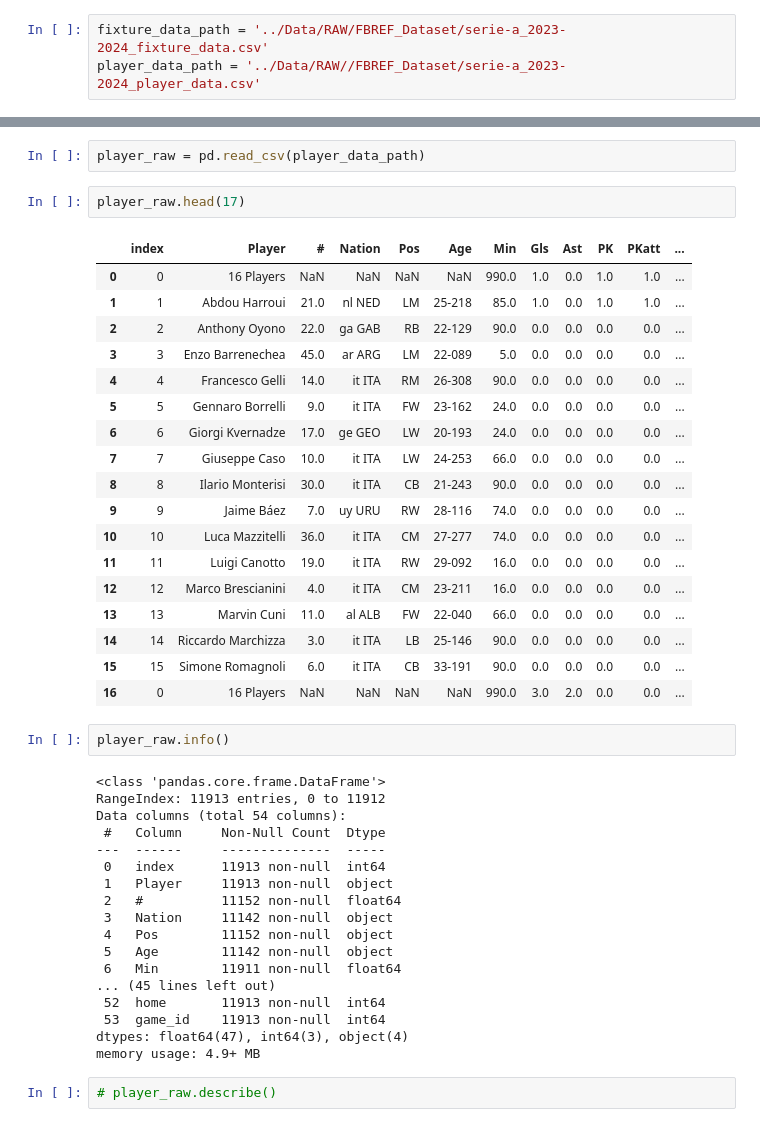
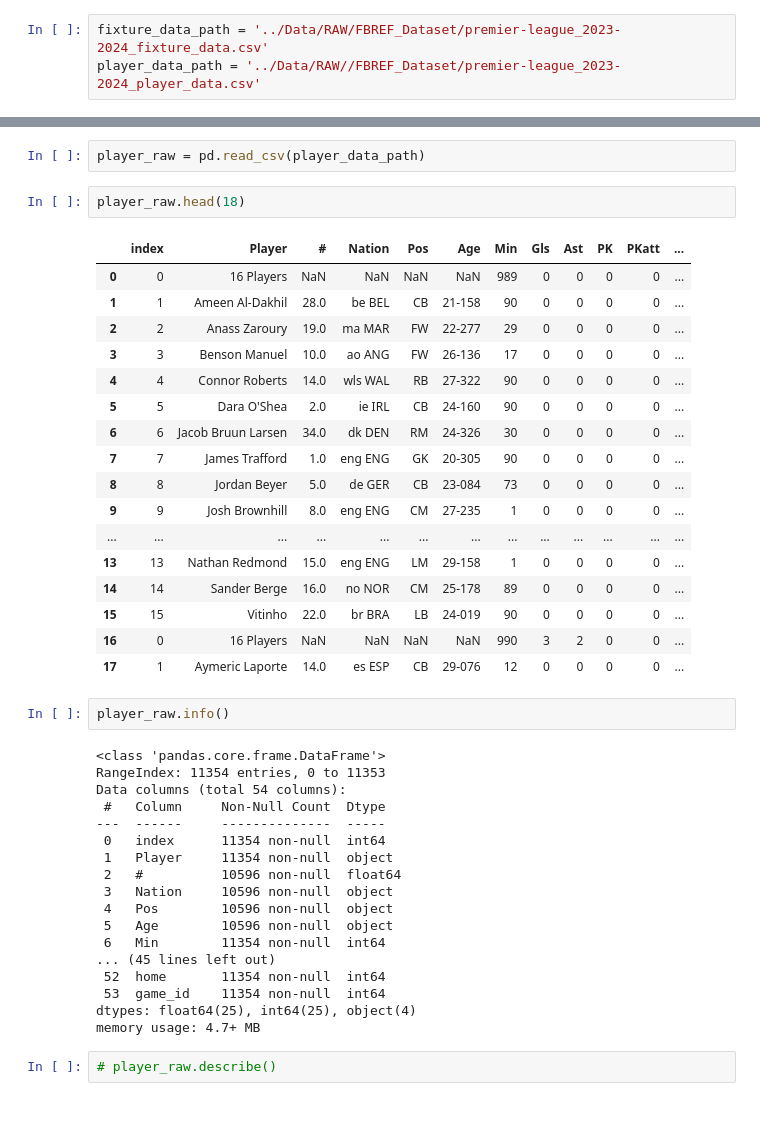
Before and after one commit to MinhTQ-594/Football-player-Price_prediction, a Jupyter notebook: Data preprocessing/Clean_data.ipynb, the cells around one changed output, grey strips where cells are left out. Cells and saved outputs as stored; diff of their text form.

```diff
--- a/Data preprocessing/Clean_data.ipynb
+++ b/Data preprocessing/Clean_data.ipynb
@@ -2,8 +2,8 @@
 import pandas as pd
 import os
 # %%
-fixture_data_path = '../Data/RAW/FBREF_Dataset/serie-a_2023-2024_fixture_data.csv'
-player_data_path = '../Data/RAW//FBREF_Dataset/serie-a_2023-2024_player_data.csv'
+fixture_data_path = '../Data/RAW/FBREF_Dataset/premier-league_2023-2024_fixture_data.csv'
+player_data_path = '../Data/RAW//FBREF_Dataset/premier-league_2023-2024_player_data.csv'
 # %%
 fixture_raw = pd.read_csv(fixture_data_path)
 # %%
@@ -63,46 +63,45 @@ dtype: int64
 # %%
 player_raw = pd.read_csv(player_data_path)
 # %%
-player_raw.head(17)
+player_raw.head(18)
 # %% [output]
 |  | index | Player | # | Nation | Pos | Age | Min | Gls | Ast | PK | PKatt | ... |
-| 0 | 0 | 16 Players | NaN | NaN | NaN | NaN | 990.0 | 1.0 | 0.0 | 1.0 | 1.0 | ... |
-| 1 | 1 | Abdou Harroui | 21.0 | nl NED | LM | 25-218 | 85.0 | 1.0 | 0.0 | 1.0 | 1.0 | ... |
-| 2 | 2 | Anthony Oyono | 22.0 | ga GAB | RB | 22-129 | 90.0 | 0.0 | 0.0 | 0.0 | 0.0 | ... |
-| 3 | 3 | Enzo Barrenechea | 45.0 | ar ARG | LM | 22-089 | 5.0 | 0.0 | 0.0 | 0.0 | 0.0 | ... |
-| 4 | 4 | Francesco Gelli | 14.0 | it ITA | RM | 26-308 | 90.0 | 0.0 | 0.0 | 0.0 | 0.0 | ... |
-| 5 | 5 | Gennaro Borrelli | 9.0 | it ITA | FW | 23-162 | 24.0 | 0.0 | 0.0 | 0.0 | 0.0 | ... |
-| 6 | 6 | Giorgi Kvernadze | 17.0 | ge GEO | LW | 20-193 | 24.0 | 0.0 | 0.0 | 0.0 | 0.0 | ... |
-| 7 | 7 | Giuseppe Caso | 10.0 | it ITA | LW | 24-253 | 66.0 | 0.0 | 0.0 | 0.0 | 0.0 | ... |
-| 8 | 8 | Ilario Monterisi | 30.0 | it ITA | CB | 21-243 | 90.0 | 0.0 | 0.0 | 0.0 | 0.0 | ... |
-| 9 | 9 | Jaime Báez | 7.0 | uy URU | RW | 28-116 | 74.0 | 0.0 | 0.0 | 0.0 | 0.0 | ... |
-| 10 | 10 | Luca Mazzitelli | 36.0 | it ITA | CM | 27-277 | 74.0 | 0.0 | 0.0 | 0.0 | 0.0 | ... |
-| 11 | 11 | Luigi Canotto | 19.0 | it ITA | RW | 29-092 | 16.0 | 0.0 | 0.0 | 0.0 | 0.0 | ... |
-| 12 | 12 | Marco Brescianini | 4.0 | it ITA | CM | 23-211 | 16.0 | 0.0 | 0.0 | 0.0 | 0.0 | ... |
-| 13 | 13 | Marvin Cuni | 11.0 | al ALB | FW | 22-040 | 66.0 | 0.0 | 0.0 | 0.0 | 0.0 | ... |
-| 14 | 14 | Riccardo Marchizza | 3.0 | it ITA | LB | 25-146 | 90.0 | 0.0 | 0.0 | 0.0 | 0.0 | ... |
-| 15 | 15 | Simone Romagnoli | 6.0 | it ITA | CB | 33-191 | 90.0 | 0.0 | 0.0 | 0.0 | 0.0 | ... |
-| 16 | 0 | 16 Players | NaN | NaN | NaN | NaN | 990.0 | 3.0 | 2.0 | 0.0 | 0.0 | ... |
+| 0 | 0 | 16 Players | NaN | NaN | NaN | NaN | 989 | 0 | 0 | 0 | 0 | ... |
+| 1 | 1 | Ameen Al-Dakhil | 28.0 | be BEL | CB | 21-158 | 90 | 0 | 0 | 0 | 0 | ... |
+| 2 | 2 | Anass Zaroury | 19.0 | ma MAR | FW | 22-277 | 29 | 0 | 0 | 0 | 0 | ... |
+| 3 | 3 | Benson Manuel | 10.0 | ao ANG | FW | 26-136 | 17 | 0 | 0 | 0 | 0 | ... |
+| 4 | 4 | Connor Roberts | 14.0 | wls WAL | RB | 27-322 | 90 | 0 | 0 | 0 | 0 | ... |
+| 5 | 5 | Dara O'Shea | 2.0 | ie IRL | CB | 24-160 | 90 | 0 | 0 | 0 | 0 | ... |
+| 6 | 6 | Jacob Bruun Larsen | 34.0 | dk DEN | RM | 24-326 | 30 | 0 | 0 | 0 | 0 | ... |
+| 7 | 7 | James Trafford | 1.0 | eng ENG | GK | 20-305 | 90 | 0 | 0 | 0 | 0 | ... |
+| 8 | 8 | Jordan Beyer | 5.0 | de GER | CB | 23-084 | 73 | 0 | 0 | 0 | 0 | ... |
+| 9 | 9 | Josh Brownhill | 8.0 | eng ENG | CM | 27-235 | 1 | 0 | 0 | 0 | 0 | ... |
+| ... | ... | ... | ... | ... | ... | ... | ... | ... | ... | ... | ... | ... |
+| 13 | 13 | Nathan Redmond | 15.0 | eng ENG | LM | 29-158 | 1 | 0 | 0 | 0 | 0 | ... |
+| 14 | 14 | Sander Berge | 16.0 | no NOR | CM | 25-178 | 89 | 0 | 0 | 0 | 0 | ... |
+| 15 | 15 | Vitinho | 22.0 | br BRA | LB | 24-019 | 90 | 0 | 0 | 0 | 0 | ... |
+| 16 | 0 | 16 Players | NaN | NaN | NaN | NaN | 990 | 3 | 2 | 0 | 0 | ... |
+| 17 | 1 | Aymeric Laporte | 14.0 | es ESP | CB | 29-076 | 12 | 0 | 0 | 0 | 0 | ... |
 # %%
 player_raw.info()
 # %% [output]
 <class 'pandas.core.frame.DataFrame'>
-RangeIndex: 11913 entries, 0 to 11912
+RangeIndex: 11354 entries, 0 to 11353
 Data columns (total 54 columns):
  #   Column     Non-Null Count  Dtype
 ---  ------     --------------  -----
- 0   index      11913 non-null  int64
- 1   Player     11913 non-null  object
- 2   #          11152 non-null  float64
- 3   Nation     11142 non-null  object
- 4   Pos        11152 non-null  object
- 5   Age        11142 non-null  object
- 6   Min        11911 non-null  float64
+ 0   index      11354 non-null  int64
+ 1   Player     11354 non-null  object
+ 2   #          10596 non-null  float64
+ 3   Nation     10596 non-null  object
+ 4   Pos        10596 non-null  object
+ 5   Age        10596 non-null  object
+ 6   Min        11354 non-null  int64
 ... (45 lines left out)
- 52  home       11913 non-null  int64
- 53  game_id    11913 non-null  int64
-dtypes: float64(47), int64(3), object(4)
-memory usage: 4.9+ MB
+ 52  home       11354 non-null  int64
+ 53  game_id    11354 non-null  int64
+dtypes: float64(25), int64(25), object(4)
+memory usage: 4.7+ MB
 # %%
 # player_raw.describe()
 # %%
```
Also changed, not shown: parts of 10 cells of this notebook, 3 other files.
